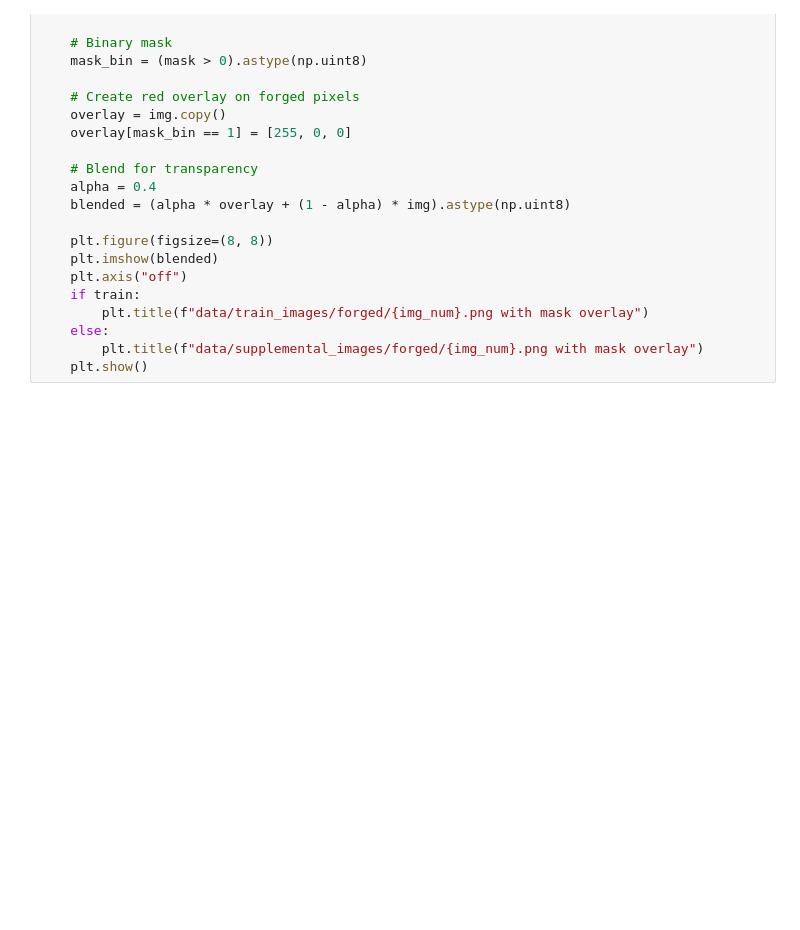
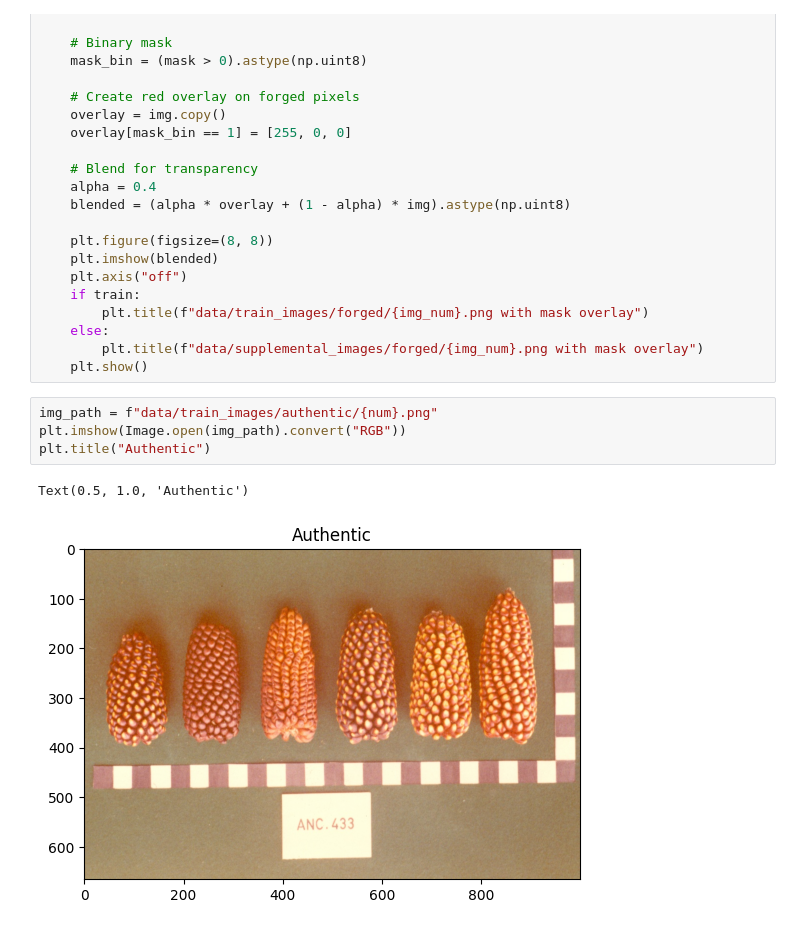
Before and after one commit to edwardyqliu/CIS-5200-Final-Project, a Jupyter notebook: visualize_masks.ipynb, the cells around one changed output. Drawn from its saved outputs; the diff is of its cells as text; blank space fills up the shorter version.

```diff
--- a/visualize_masks.ipynb
+++ b/visualize_masks.ipynb
@@ -73,3 +73,10 @@ def visualize_forgery_mask(img_num, train):
     else:
         plt.title(f"data/supplemental_images/forged/{img_num}.png with mask overlay")
     plt.show()
+# %%
+img_path = f"data/train_images/authentic/{num}.png"
+plt.imshow(Image.open(img_path).convert("RGB"))
+plt.title("Authentic")
+# %% [output]
+Text(0.5, 1.0, 'Authentic')
+[figure, added]
```
Also changed, not shown: parts of 3 cells of this notebook, 1 other file.
